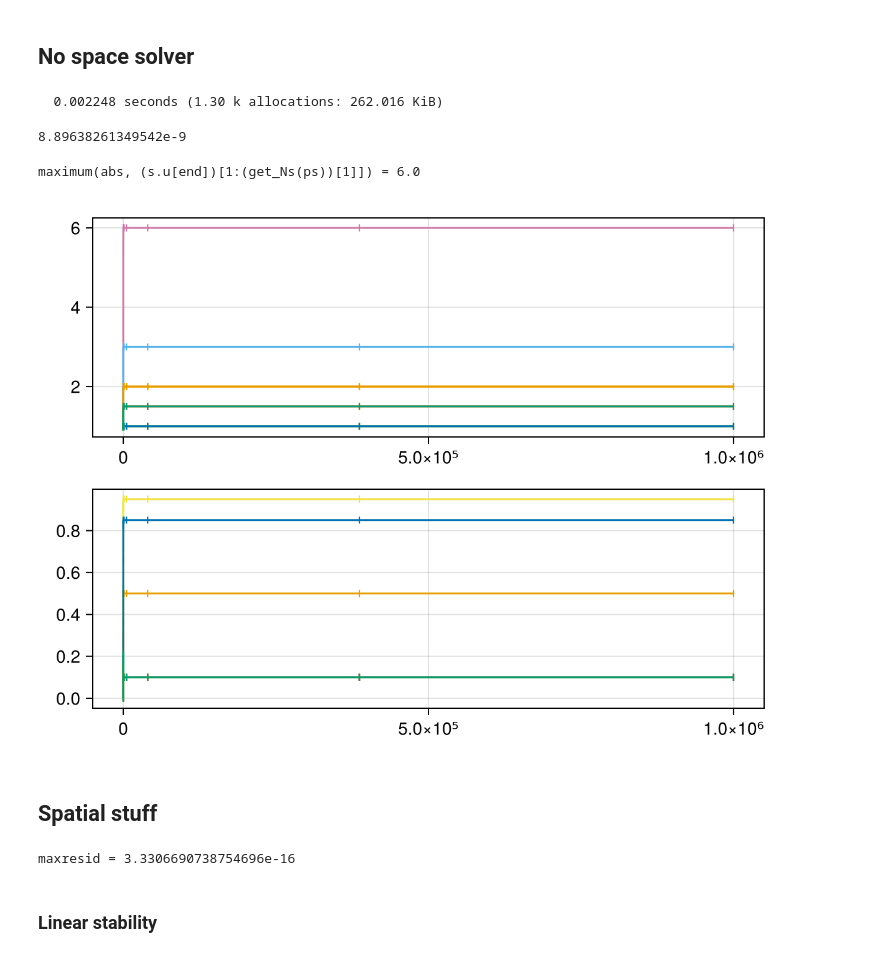
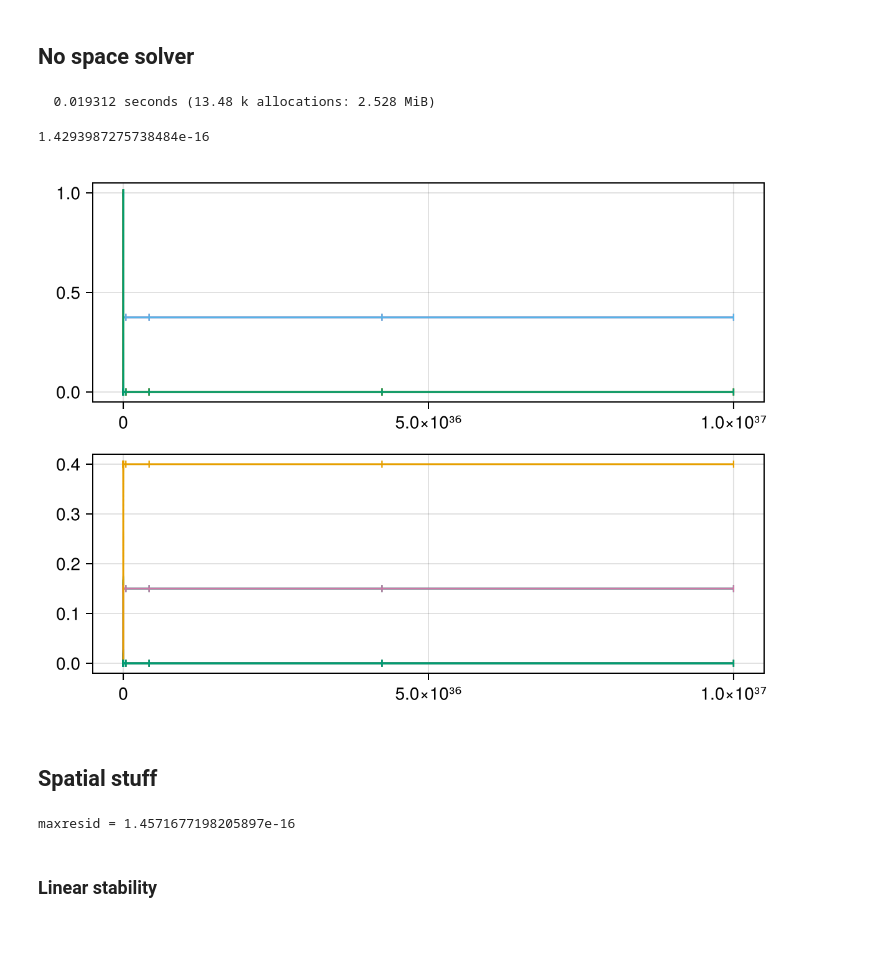
Before and after one commit to kockahonza/SSMC, a Jupyter notebook: notebooks/random_systems.ipynb, the cells around one changed output. Drawn from its saved outputs; the diff is of its cells as text; code cells hidden in the pictures.

```diff
--- a/notebooks/random_systems.ipynb
+++ b/notebooks/random_systems.ipynb
@@ -149,38 +90,44 @@ ps = yy[2][1];
 # Running a single system
 # %%
 ps = rsg();
+# %%
+ps = ints[2];
 # %% [markdown]
 ## No space solver
 # %%
+# Steady state
 u0 = make_u0_smart(ps; u0=:onlyN)
 ssp = make_mmicrm_ss_problem(ps, u0)
-@time sss = solve(ssp, DynamicSS(QNDF()); reltol=1e-9);
+@time sss = solve(ssp, DynamicSS(QNDF());
+    abstol=eps(),
+    reltol=eps()
+);
 maximum(abs, sss.resid)
 # %% [output]
-  0.002248 seconds (1.30 k allocations: 262.016 KiB)
+  0.019312 seconds (13.48 k allocations: 2.528 MiB)
-8.89638261349542e-9
+1.4293987275738484e-16
 # %%
+# Fixed time with evolution
 u0 = make_u0_smart(ps; u0=:onlyN);
-p = make_mmicrm_problem(ps, u0, 1000000);
+p = make_mmicrm_problem(ps, u0, 10000000000000000000000000000000000000);
 
-s = solve(p)
-@show maximum(abs, s.u[end][1:get_Ns(ps)[1]])
+s = solve(p, QNDF())
 
 f = plot_mmicrm_sol(s)
 # display(GLMakie.Screen(), f)
 f
 # %% [output]
-maximum(abs, (s.u[end])[1:(get_Ns(ps))[1]]) = 6.0
-[figure, old version]
+[figure, new version]
 # %% [markdown]
 ## Spatial stuff
 # %%
-nssol = s.u[end];
+# nssol = s.u[end];
+nssol = sss.u
 xx = uninplace(mmicrmfunc!)(nssol, ps)
 maxresid = maximum(abs, xx)
 @show maxresid;
 # %% [output]
-maxresid = 3.3306690738754696e-16
+maxresid = 1.4571677198205897e-16
 # %% [markdown]
 ### Linear stability
 # %%
```
Also changed, not shown: parts of 18 cells of this notebook, 3 other files.
